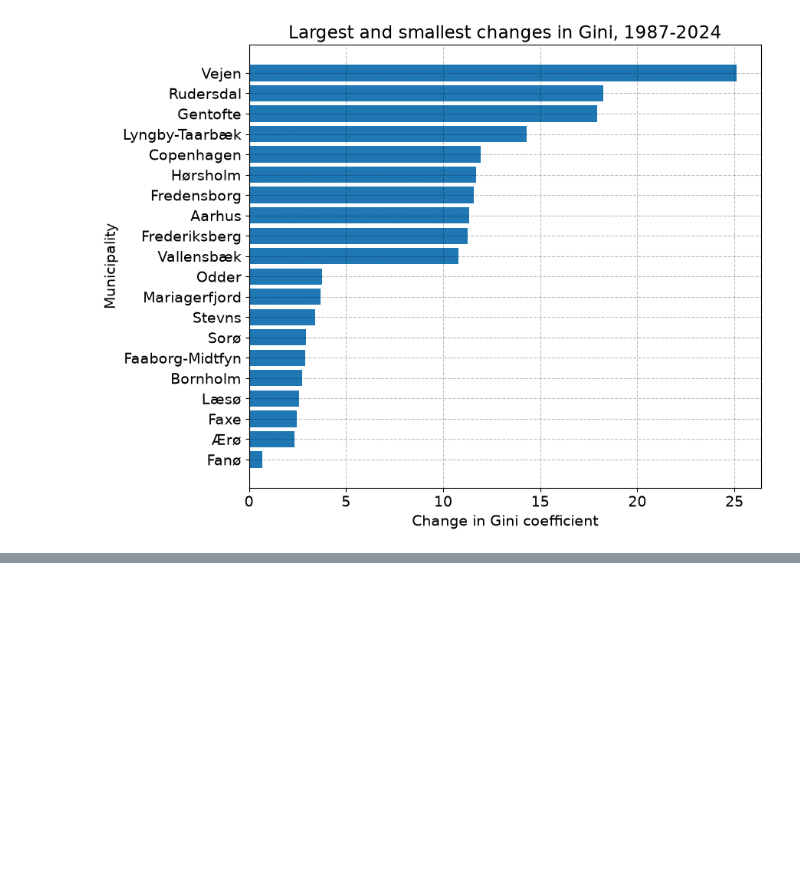
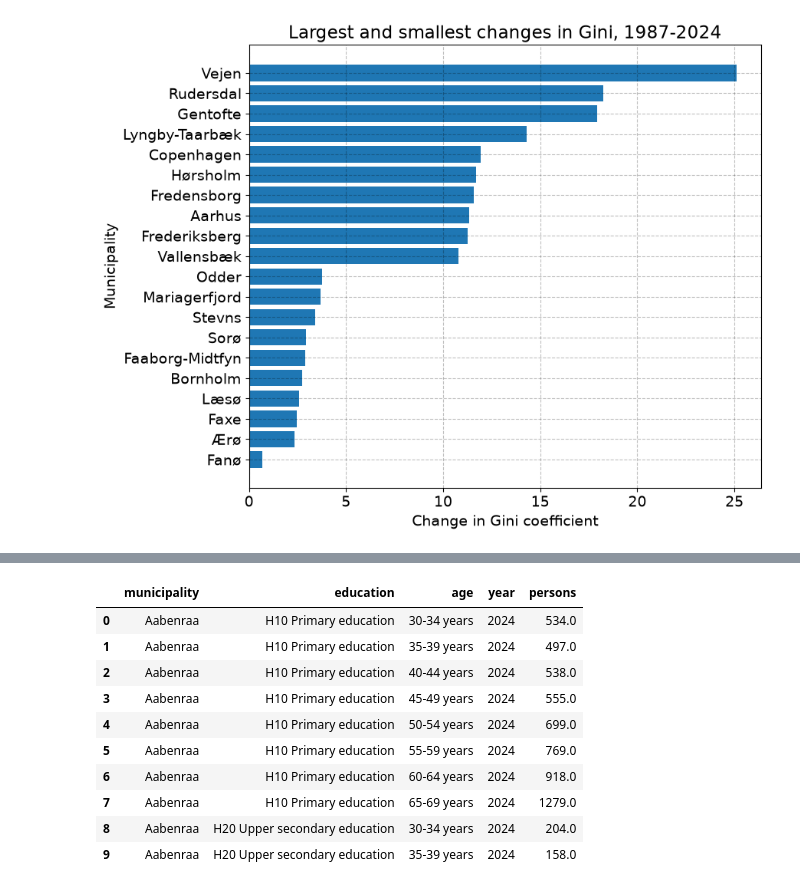
Before and after one commit to OttoBengtson/programming-for-economists, a Jupyter notebook: Data_Project_Version_1.ipynb, the cells around one changed output, grey strips where cells are left out. Cells and saved outputs as stored; diff of their text form; code cells hidden in the pictures; blank space fills up the shorter version.

```diff
--- a/Data_Project_Version_1.ipynb
+++ b/Data_Project_Version_1.ipynb
@@ -1451,0 +1482,7 @@ fig.tight_layout()
+# %%
+# a. setup education table
+
+HFUDD11 = DstApi('HFUDD11')
+
+# b. overview of table
+HFUDD11.tablesummary(language='en')
@@ -1451,0 +1663,46 @@ fig.tight_layout()
+# %%
+# h. clean municipality-level education data
+
+# a. convert variable types
+education['TID'] = education['TID'].astype(int)
+education['INDHOLD'] = education['INDHOLD'].astype(float)
+
+# b. remove observations for all of Denmark
+I = education['BOPOMR'] != 'All Denmark'
+education = education.loc[I].copy()
+
+# c. drop variables that are constant in our sample
+education = education.drop(
+    columns=['HERKOMST', 'KØN']
+)
+
+# d. rename variables
+education = education.rename(columns={
+    'BOPOMR': 'municipality',
+    'HFUDD': 'education',
+    'ALDER': 'age',
+    'TID': 'year',
+    'INDHOLD': 'persons'
+})
+
+# e. sort data
+education = (
+    education
+    .sort_values(['municipality', 'education', 'age'])
+    .reset_index(drop=True)
+)
+
+# f. show first observations
+education.head(10)
+# %% [output]
+|  | municipality | education | age | year | persons |
+| 0 | Aabenraa | H10 Primary education | 30-34 years | 2024 | 534.0 |
+| 1 | Aabenraa | H10 Primary education | 35-39 years | 2024 | 497.0 |
+| 2 | Aabenraa | H10 Primary education | 40-44 years | 2024 | 538.0 |
+| 3 | Aabenraa | H10 Primary education | 45-49 years | 2024 | 555.0 |
+| 4 | Aabenraa | H10 Primary education | 50-54 years | 2024 | 699.0 |
+| 5 | Aabenraa | H10 Primary education | 55-59 years | 2024 | 769.0 |
+| 6 | Aabenraa | H10 Primary education | 60-64 years | 2024 | 918.0 |
+| 7 | Aabenraa | H10 Primary education | 65-69 years | 2024 | 1279.0 |
+| 8 | Aabenraa | H20 Upper secondary education | 30-34 years | 2024 | 204.0 |
+| 9 | Aabenraa | H20 Upper secondary education | 35-39 years | 2024 | 158.0 |
```
Also changed, not shown: parts of 13 cells of this notebook.
